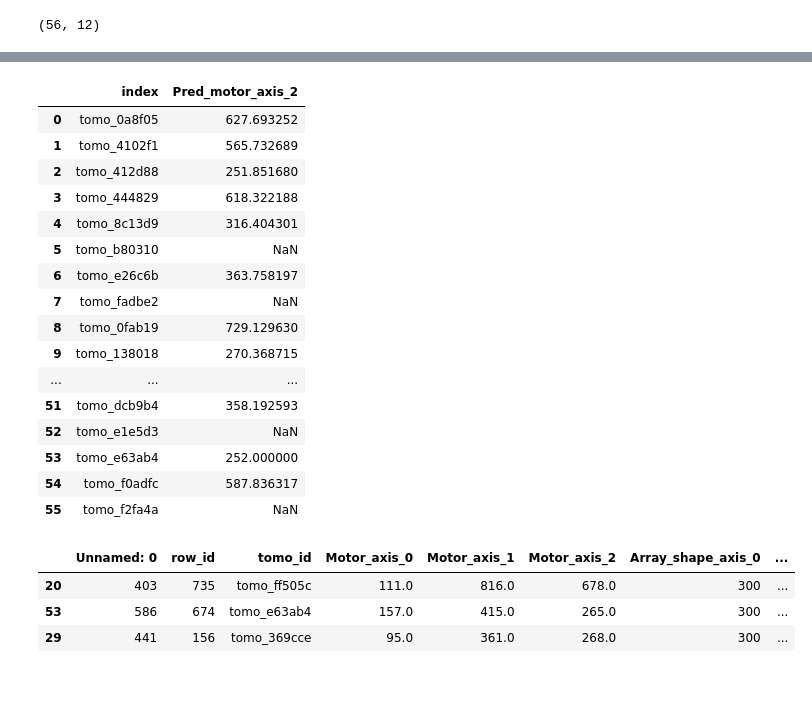
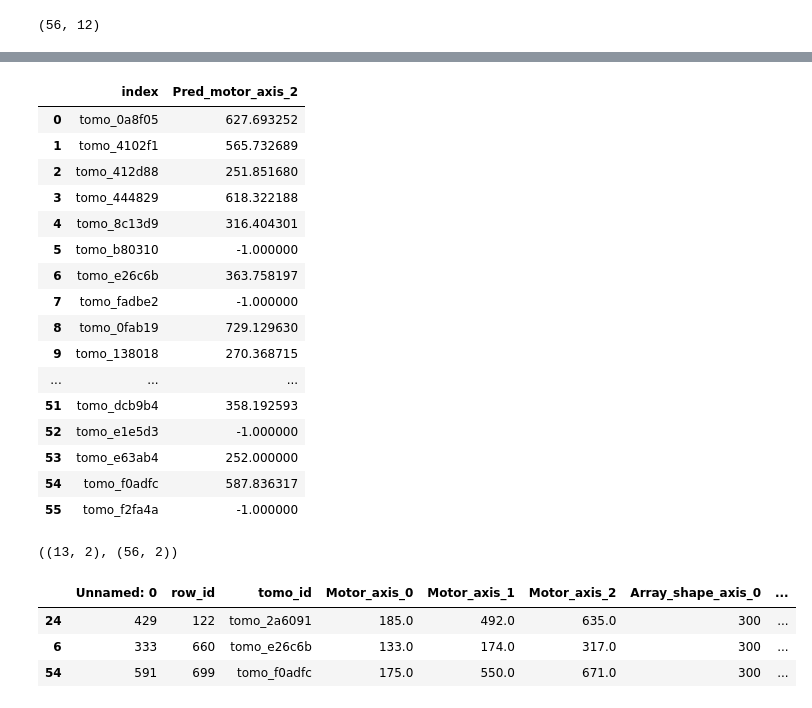
Before and after one commit to mc-will/BYU_Locating-Bacterial_Flagellar_Motors_2025, a Jupyter notebook: notebooks/ThomasDenoirjean_test_workflow.ipynb, the cells around one changed output, grey strips where cells are left out. Cells and saved outputs as stored; diff of their text form; code cells hidden in the pictures.

```diff
--- a/notebooks/ThomasDenoirjean_test_workflow.ipynb
+++ b/notebooks/ThomasDenoirjean_test_workflow.ipynb
@@ -483,21 +494,5 @@ def load_data(ids):
     return result
 # %%
 tomo_id_for_reg = df_regression.tomo_id
-paths = [f'../data/pictures_process/mask_multiclass/mask_multiclass/{tomo_id}.png' for tomo_id in tomo_id_for_reg]
 
-result = load_data(tomo_id_for_reg)
+data = load_data(tomo_id_for_reg)
-# %%
-i = 18  # Numéro de l’image à tester
-data = result
-# Prédire le masque
-pred = reg_x_y.predict(np.expand_dims(data["X"][i], axis=0))  # shape: (1, H, W, 4)
-mask_pred = np.argmax(pred[0], axis=-1)  # shape: (H, W)
-# Coordonnées prédites "moteur"
-ys, xs = np.where(mask_pred == 3)
-if len(xs) > 0:
-    x_center = np.mean(xs)
-    y_center = np.mean(ys)
-    print(f"Moteur centre prédit : x = {x_center:.1f}, y = {y_center:.1f}")
-else:
-    print("Aucune zone moteur détectée")
-    x_center, y_center = None, None
@@ -526,6 +514,6 @@ for i, X in enumerate(data['X']):
     else:
         print("Aucune zone moteur détectée")
         ### x_center, y_center = None, None
-        x_dict.update({data["tomo_ids"][i]: None})
-        y_dict.update({data["tomo_ids"][i]: None})
+        x_dict.update({data["tomo_ids"][i]: -1})
+        y_dict.update({data["tomo_ids"][i]: -1})
 # %% [output]
@@ -558,24 +546,28 @@ x_df
 | 2 | tomo_412d88 | 251.851680 |
 | 3 | tomo_444829 | 618.322188 |
 | 4 | tomo_8c13d9 | 316.404301 |
-| 5 | tomo_b80310 | NaN |
+| 5 | tomo_b80310 | -1.000000 |
 | 6 | tomo_e26c6b | 363.758197 |
-| 7 | tomo_fadbe2 | NaN |
+| 7 | tomo_fadbe2 | -1.000000 |
 | 8 | tomo_0fab19 | 729.129630 |
 | 9 | tomo_138018 | 270.368715 |
 | ... | ... | ... |
 | 51 | tomo_dcb9b4 | 358.192593 |
-| 52 | tomo_e1e5d3 | NaN |
+| 52 | tomo_e1e5d3 | -1.000000 |
 | 53 | tomo_e63ab4 | 252.000000 |
 | 54 | tomo_f0adfc | 587.836317 |
-| 55 | tomo_f2fa4a | NaN |
+| 55 | tomo_f2fa4a | -1.000000 |
+# %%
+x_df[x_df['Pred_motor_axis_2'] == -1].shape, x_df.shape
+# %% [output]
+((13, 2), (56, 2))
 # %%
-t = pd.merge(df_regression, x_df, left_on='tomo_id', right_on='index', how='inner')
-t = pd.merge(t, y_df, left_on='tomo_id', right_on='index', how='inner')
-t = t.drop(columns=['index_x', 'index_y'])
-t.sample(3)
+df_regression = pd.merge(df_regression, x_df, left_on='tomo_id', right_on='index', how='inner')
+df_regression = pd.merge(df_regression, y_df, left_on='tomo_id', right_on='index', how='inner')
+df_regression = df_regression.drop(columns=['index_x', 'index_y'])
+df_regression.sample(3)
 # %% [output]
 |  | Unnamed: 0 | row_id | tomo_id | Motor_axis_0 | Motor_axis_1 | Motor_axis_2 | Array_shape_axis_0 | ... |
-| 20 | 403 | 735 | tomo_ff505c | 111.0 | 816.0 | 678.0 | 300 | ... |
-| 53 | 586 | 674 | tomo_e63ab4 | 157.0 | 415.0 | 265.0 | 300 | ... |
-| 29 | 441 | 156 | tomo_369cce | 95.0 | 361.0 | 268.0 | 300 | ... |
+| 24 | 429 | 122 | tomo_2a6091 | 185.0 | 492.0 | 635.0 | 300 | ... |
+| 6 | 333 | 660 | tomo_e26c6b | 133.0 | 174.0 | 317.0 | 300 | ... |
+| 54 | 591 | 699 | tomo_f0adfc | 175.0 | 550.0 | 671.0 | 300 | ... |
```
Also changed, not shown: parts of 54 cells of this notebook, 1 other file.
